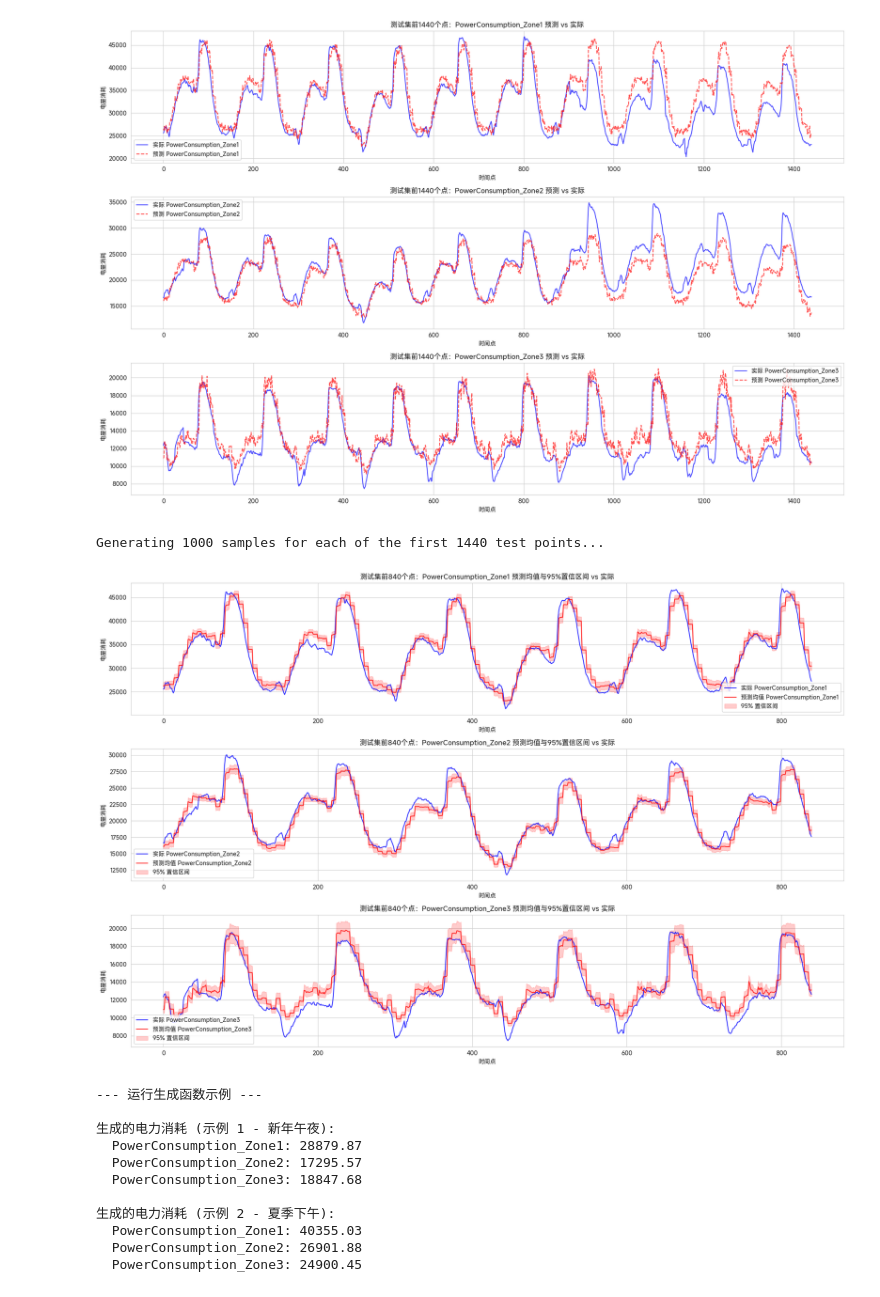
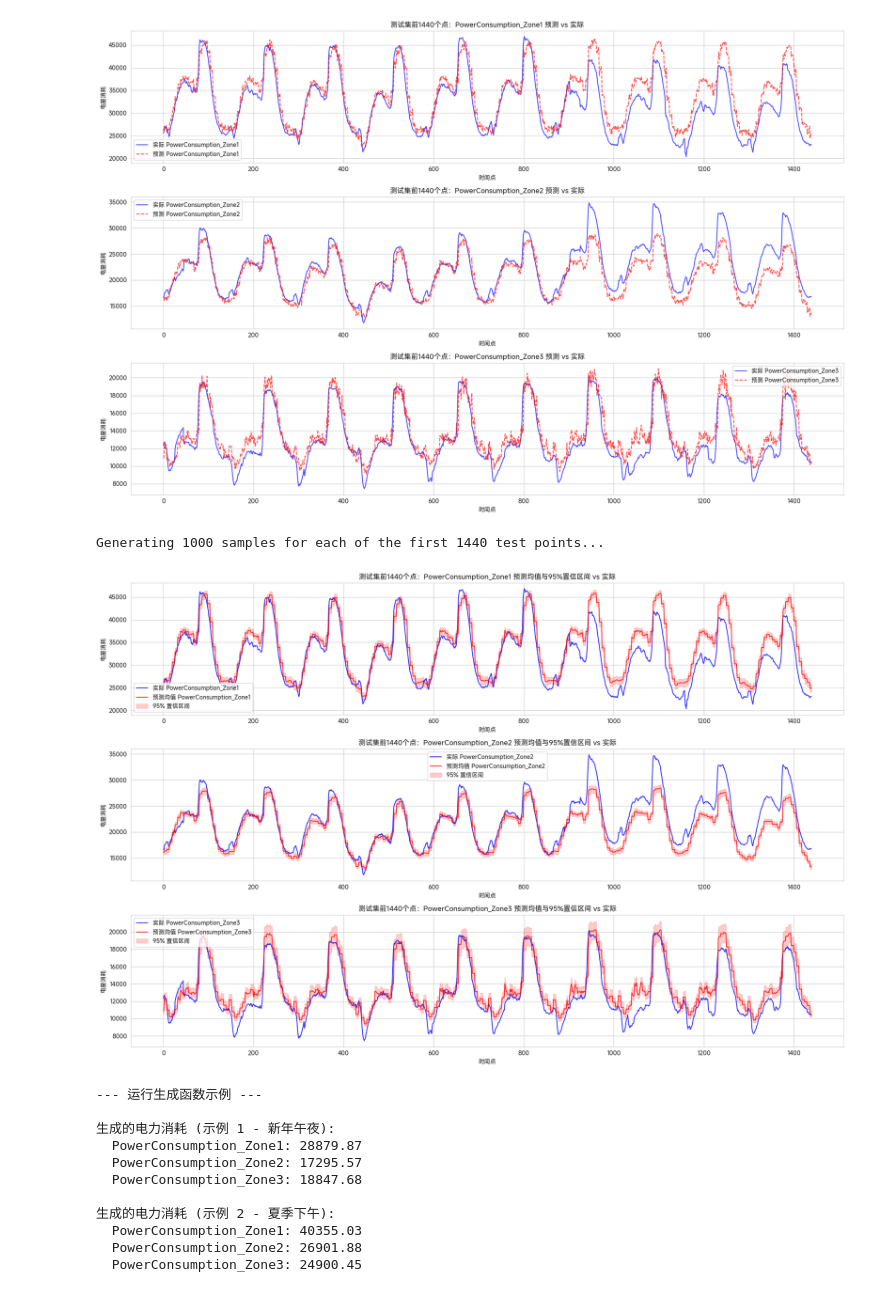
Before and after one commit to Republic1024/EnergyGen-CVAE, a Jupyter notebook: energy_CVAE4.ipynb, the cells around one changed output. Cells and saved outputs as stored; diff of their text form; code cells hidden in the pictures.

```diff
--- a/energy_CVAE4.ipynb
+++ b/energy_CVAE4.ipynb
@@ -214,3 +207,15 @@ class UpgradedCVAE(nn.Module):
     def generate(self, c_cont, c_cat):
         z = torch.randn(c_cont.size(0), self.latent_dim, device=c_cont.device)
         return self.decode(z, c_cont, c_cat)
+# %%
+from IPython.display import HTML
+
+# 指定HTML文件的路径
+# 假设您的HTML文件名为 'cvae_loss_visualization (1).html' 或 'energy_cvae.html'
+# 并且它与您的Notebook文件在同一目录下
+html_file_path = 'cvae_loss_visualization.html'
+
+with open(html_file_path, 'r', encoding='utf-8') as f:
+    html_content = f.read()
+
+HTML(html_content)
@@ -512,35 +519,35 @@ y_test_plot_unscaled = scaler_target.inverse_transform(y_test_plot_np)
 # Calculate the mean prediction and confidence intervals (e.g., 95%)
 mean_predictions = np.mean(all_generated_samples_unscaled, axis=1)  # Shape: (num_points_to_plot, target_dim)
 lower_bound = np.percentile(all_generated_samples_unscaled, 2.5, axis=1)  # 2.5th percentile
 upper_bound = np.percentile(all_generated_samples_unscaled, 97.5, axis=1)  # 97.5th percentile
 
 # --- 可视化 ---
-num_points_to_plot_vis = 24 * 7 * 5  # Let's plot 2 weeks for clearer visualization of CI
+num_points_to_plot_vis = 24 * 6 * 10  # Let's plot 2 weeks for clearer visualization of CI
 
 plt.figure(figsize=(18, 12))
 
 for i, zone in enumerate(target_features):
     plt.subplot(len(target_features), 1, i + 1)
     plt.plot(y_test_plot_unscaled[:num_points_to_plot_vis, i], label=f'实际 {zone}', color='blue', alpha=0.8)
     plt.plot(mean_predictions[:num_points_to_plot_vis, i], label=f'预测均值 {zone}', color='red', linestyle='-',
              alpha=0.8)
     plt.fill_between(
         range(num_points_to_plot_vis),
         lower_bound[:num_points_to_plot_vis, i],
         upper_bound[:num_points_to_plot_vis, i],
         color='red', alpha=0.2, label='95% 置信区间'
     )
     plt.title(f'测试集前{num_points_to_plot_vis}个点：{zone} 预测均值与95%置信区间 vs 实际')
     plt.xlabel('时间点')
     plt.ylabel('电量消耗')
     plt.legend()
     plt.grid(True)
 
 plt.tight_layout()
 plt.show()
 # %% [output]
 Generating 1000 samples for each of the first 1440 test points...
-[figure, old version]
+[figure, new version]
 # %%
 # plt.figure(figsize=(15, 4))
 # for i, zone in enumerate(target_features):
```
Also changed, not shown: parts of 5 cells of this notebook, 3 other files.
